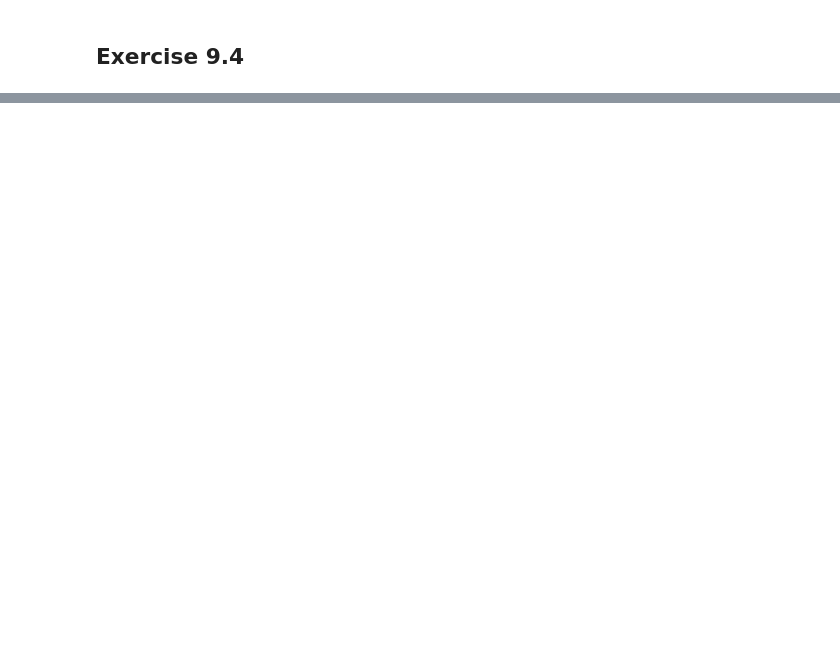
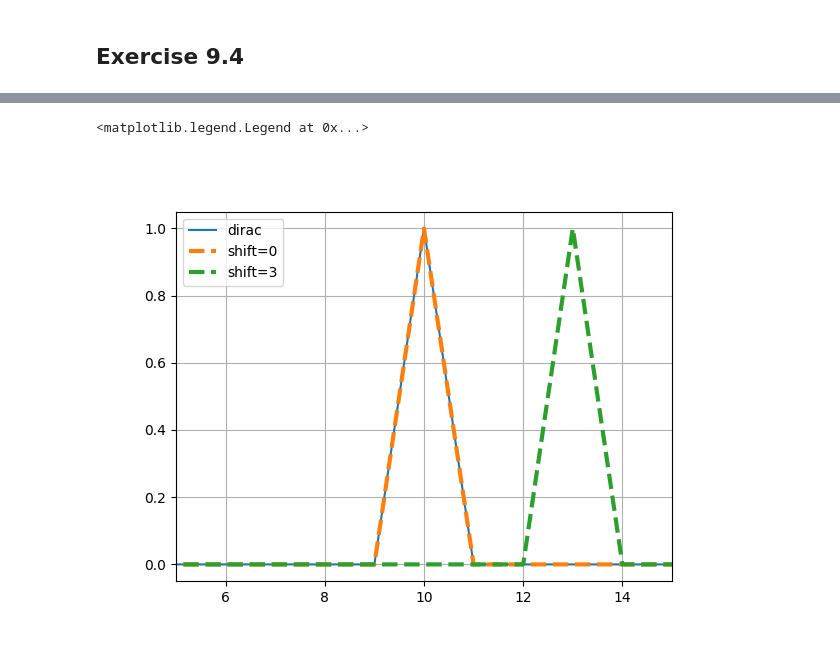
Before and after one commit to kasperikaivola/python-audio-processing, a Jupyter notebook: prerequisites/09_noisereduction/noisered_sim.ipynb, the cells around one changed output, grey strips where cells are left out. Saved outputs shown, nothing was run; the diff lists cells and outputs as text; code cells hidden in the pictures; blank space fills up the shorter version.

```diff
--- a/prerequisites/09_noisereduction/noisered_sim.ipynb
+++ b/prerequisites/09_noisereduction/noisered_sim.ipynb
@@ -257,29 +324,48 @@ sweep_snr(S, N_uncorr)
 # %%
+from scipy.signal import firwin, lfilter
 def fracdel(inp, delay, n=256):
     """
     returns input sequence delayed by delta samples, which can be fractional value. This is achieved by means of a
     fractional-delay filter of degree 2*n. The output sequence y is of the same length as the input sequence in.
     :param inp:     input sequence
     :param delay:   time delay
     :param n:       filter length
     :return:        convolved sequence
     """
-    pass
+    # Generate the sinc filter
+    t = np.arange(-n, n + 1)
+    sinc_filter = np.sinc(t - delay)
+
+    # Apply a window to the sinc filter (Hamming window is used here)
+    #window = np.hamming(2 * n + 1)
+    #filter_coeffs = sinc_filter * window
+
+    # Normalize the filter coefficients
+    #filter_coeffs /= np.sum(filter_coeffs)
+    sinc_filter /= np.sum(sinc_filter)
+
+    # Convolve the input signal with the fractional delay filter
+    delayed_signal = np.convolve(inp, sinc_filter, mode='same')
+
+    return delayed_signal
 
 # quick test for fracdel
 dirac = np.zeros(1000)
 dirac[10] = 1
 
 shifted0 = fracdel(dirac, 0)
 shifted3 = fracdel(dirac, 3)
 
 _, axis = plt.subplots(1,1)
 axis.plot(dirac)
 axis.plot(shifted0, '--', linewidth=3)
 axis.plot(shifted3, '--', linewidth=3)
 axis.set_xlim((5, 15))
 axis.grid()
 axis.legend(('dirac', 'shift=0', 'shift=3'))
+# %% [output]
+<matplotlib.legend.Legend at 0x...>
+[figure, added]
 # %%
 # todo: load car noise
 carnoise = ...
```
Also changed, not shown: parts of 8 cells of this notebook.
